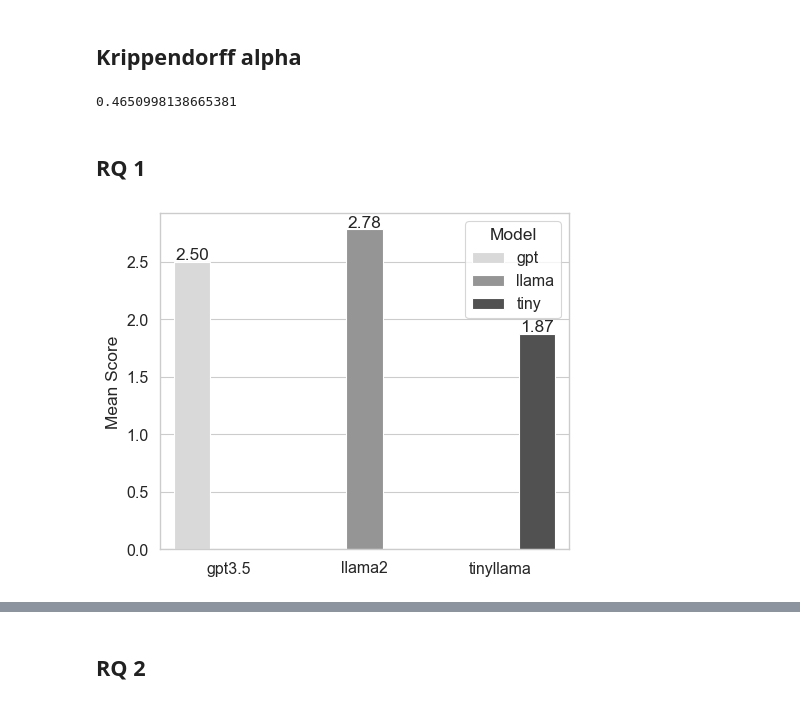
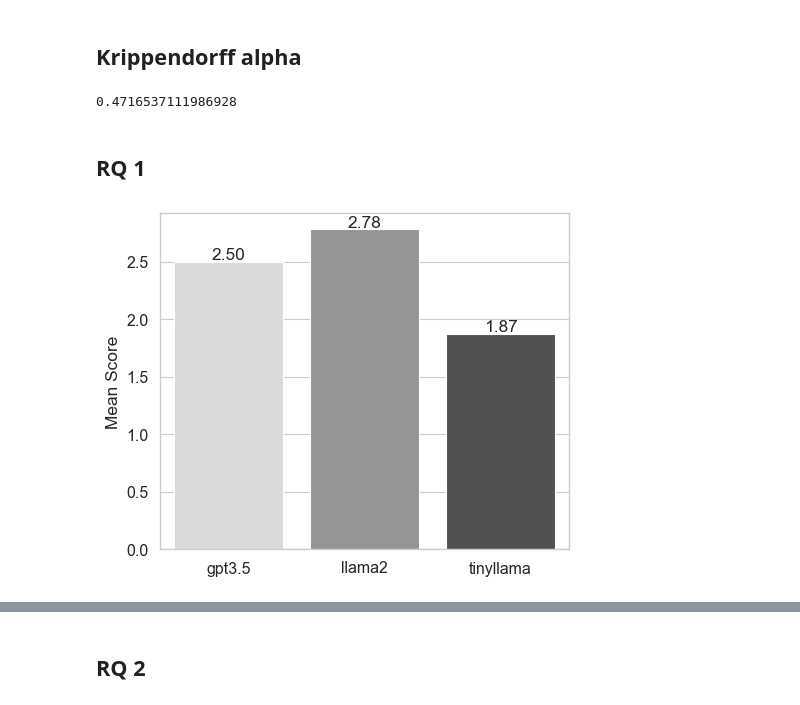
Before and after one commit to giordanoDaloisio/XQuantum, a Jupyter notebook: analysis.ipynb, the cells around one changed output, grey strips where cells are left out. Cells and saved outputs as stored; diff of their text form; code cells hidden in the pictures.

Commit message:
added rq1 tables and charts

```diff
--- a/analysis.ipynb
+++ b/analysis.ipynb
@@ -24,33 +25,33 @@ res_t["Prompt"] = res_t["Prompt"].str.strip()
 kr = res.drop([0,1,2])
 kr = kr.astype(float)
 
-alpha(kr.values, level_of_measurement="ordinal", value_domain=[1,2,3,4,5])
+alpha(kr.values, level_of_measurement="interval", value_domain=[1,2,3,4,5])
 # %% [output]
-0.4650998138665381
+0.4716537111986928
 # %% [markdown]
 ## RQ 1
 # %%
 rq1 = res_t.pivot_table(
     index="Run", columns=["Model"], values=["Score"], aggfunc="mean"
 )
 fig, ax = plt.subplots(figsize=(5,4))
-ax = sns.barplot(data=rq1.agg("mean").reset_index(), x="Model", y=0, hue='Model', palette="Greys")
+ax = sns.barplot(data=rq1.agg("mean").reset_index(), x="Model", y=0, palette="Greys")
 plt.ylabel("Mean Score")
 plt.xlabel("")
 plt.xticks([0, 1, 2], ["gpt3.5", "llama2", "tinyllama"])
 
 for p in ax.patches:
     if not p.get_height() == 0.0:
         ax.annotate(
             f"{p.get_height():.2f}",
             (p.get_x() + p.get_width() / 2, p.get_height()),
             ha="center",
             va="center",
             xytext=(0, 5),
             textcoords="offset points",
         )
     # p.set_hatch(hatch)
 plt.tight_layout()
 plt.savefig("figures/rq1.pdf")
 # %% [output]
-[figure, old version]
+[figure, new version]
```
Also changed, not shown: parts of 28 cells of this notebook, 7 other files.
